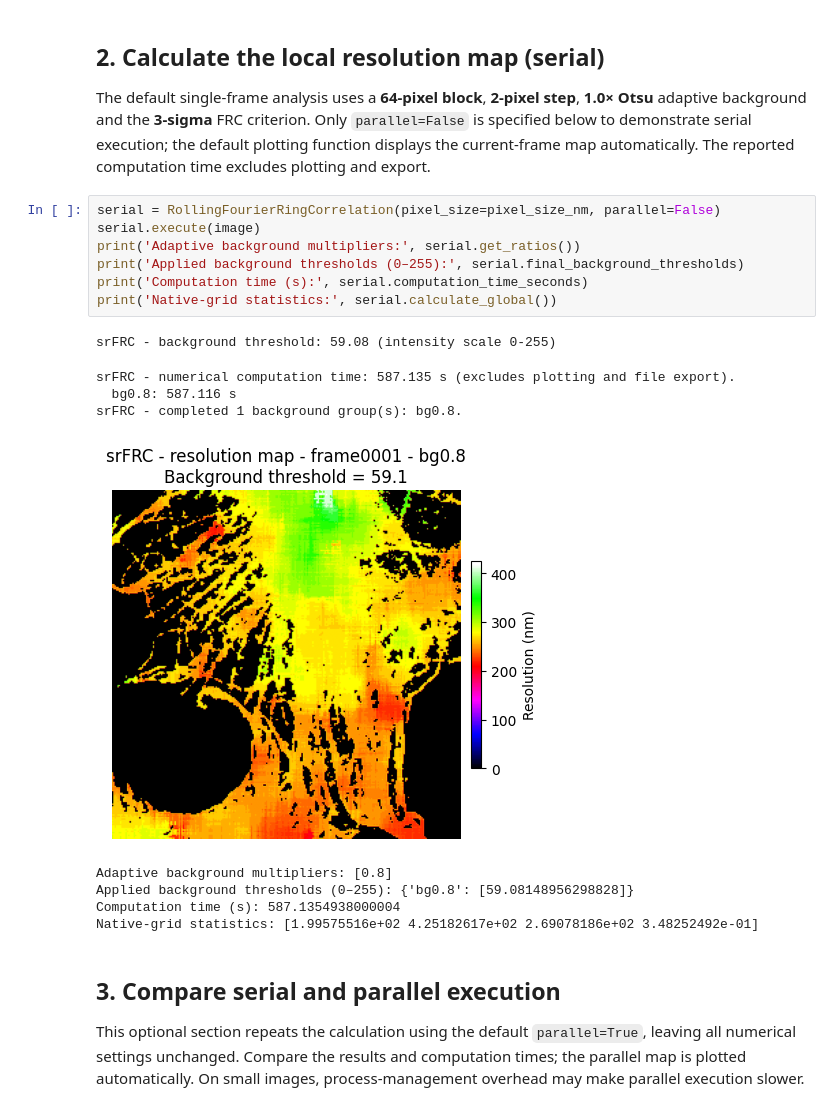
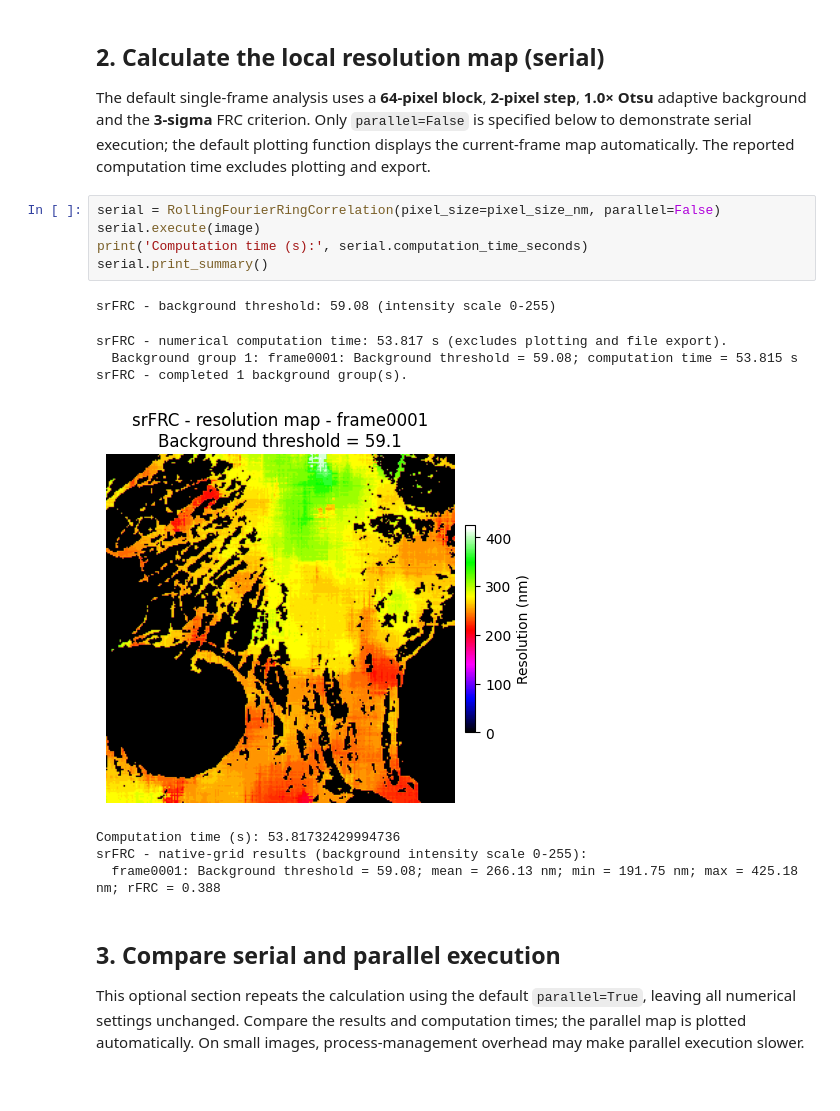
Before and after one commit to SR-Wiki/srFRCpy, a Jupyter notebook: demos/srFRC_demo.ipynb, the cells around one changed output. Drawn from its saved outputs; the diff is of its cells as text.

```diff
--- a/demos/srFRC_demo.ipynb
+++ b/demos/srFRC_demo.ipynb
@@ -48,20 +48,17 @@ The default single-frame analysis uses a **64-pixel block**, **2-pixel step**, *
 # %%
 serial = RollingFourierRingCorrelation(pixel_size=pixel_size_nm, parallel=False)
 serial.execute(image)
-print('Adaptive background multipliers:', serial.get_ratios())
-print('Applied background thresholds (0–255):', serial.final_background_thresholds)
 print('Computation time (s):', serial.computation_time_seconds)
-print('Native-grid statistics:', serial.calculate_global())
+serial.print_summary()
 # %% [output]
 srFRC - background threshold: 59.08 (intensity scale 0-255)
-srFRC - numerical computation time: 587.135 s (excludes plotting and file export).
-  bg0.8: 587.116 s
-srFRC - completed 1 background group(s): bg0.8.
+srFRC - numerical computation time: 53.817 s (excludes plotting and file export).
+  Background group 1: frame0001: Background threshold = 59.08; computation time = 53.815 s
+srFRC - completed 1 background group(s).
-[figure, old version]
+[figure, new version]
-Adaptive background multipliers: [0.8]
-Applied background thresholds (0–255): {'bg0.8': [59.08148956298828]}
-Computation time (s): 587.1354938000004
-Native-grid statistics: [1.99575516e+02 4.25182617e+02 2.69078186e+02 3.48252492e-01]
+Computation time (s): 53.81732429994736
+srFRC - native-grid results (background intensity scale 0-255):
+  frame0001: Background threshold = 59.08; mean = 266.13 nm; min = 191.75 nm; max = 425.18 nm; rFRC = 0.388
 # %% [markdown]
 ## 3. Compare serial and parallel execution
 
```
Also changed, not shown: parts of 3 cells of this notebook, 14 other files.
